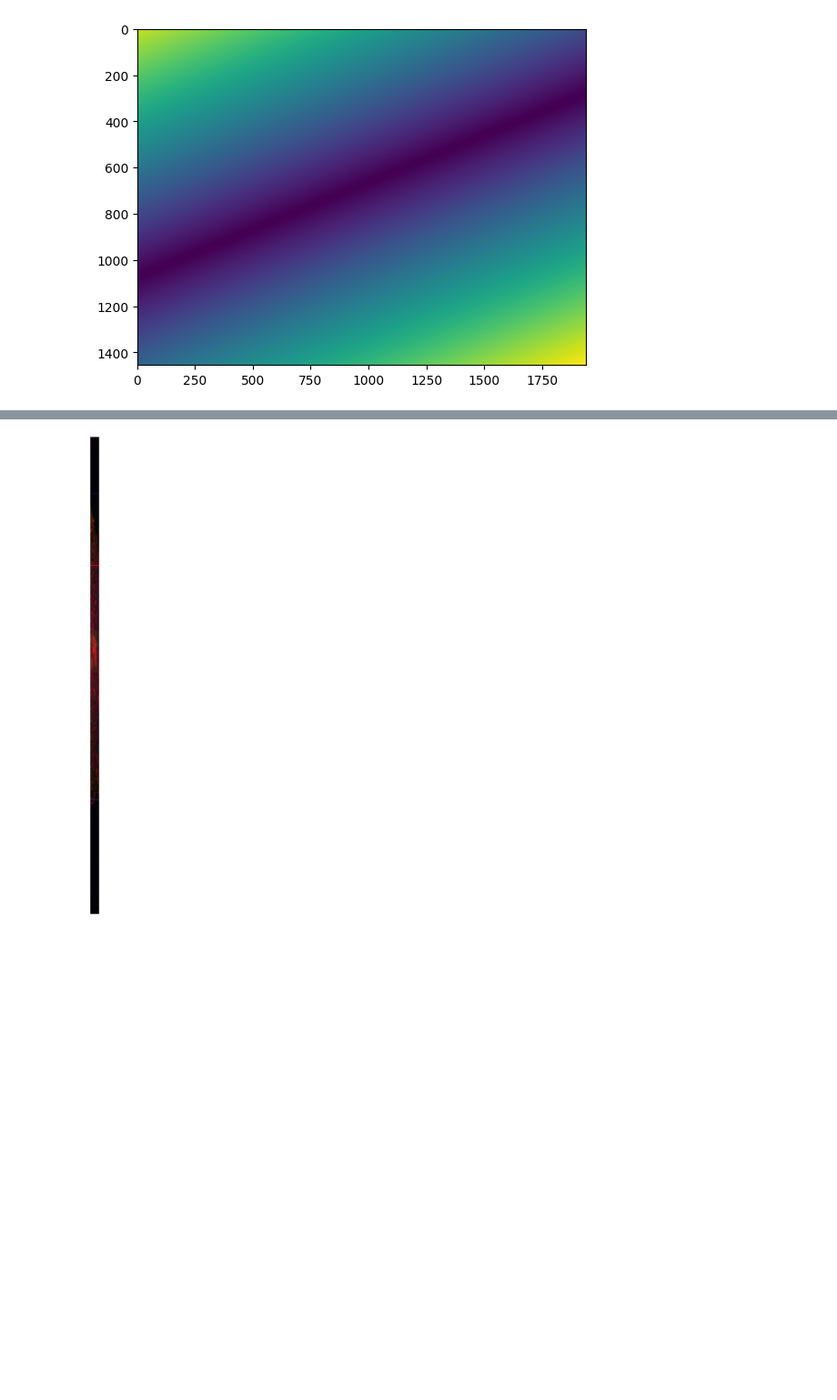
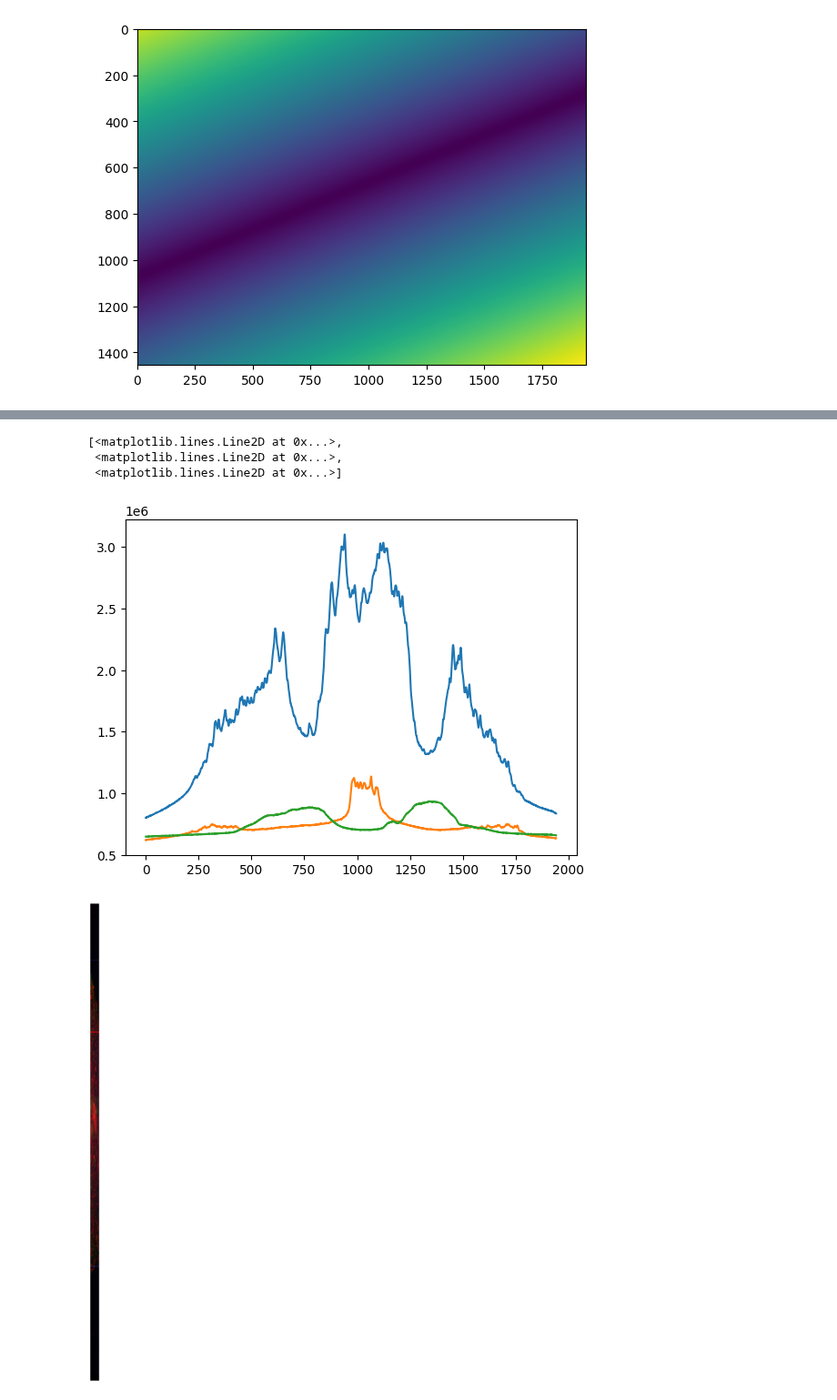
Before and after one commit to zacsimile/cytokinesis-pseudotime-analysis, a Jupyter notebook: 3d_analysis.ipynb, the cells around one changed output, grey strips where cells are left out. Shown at 91% size. Drawn from its saved outputs; the diff is of its cells as text; code cells hidden in the pictures; blank space fills up the shorter version.

```diff
--- a/3d_analysis.ipynb
+++ b/3d_analysis.ipynb
@@ -92,3 +92,10 @@ plt.imshow(image_utils.normalize_image(im_masked.mean(1)))
+# %%
+plt.plot(im_masked.sum(1).sum(-1).T)
+# %% [output]
+[<matplotlib.lines.Line2D at 0x...>,
+ <matplotlib.lines.Line2D at 0x...>,
+ <matplotlib.lines.Line2D at 0x...>]
+[figure, added]
 # %%
 x = ml["X"]
 
```
Also changed, not shown: parts of 1 cell of this notebook, 2 other files.
